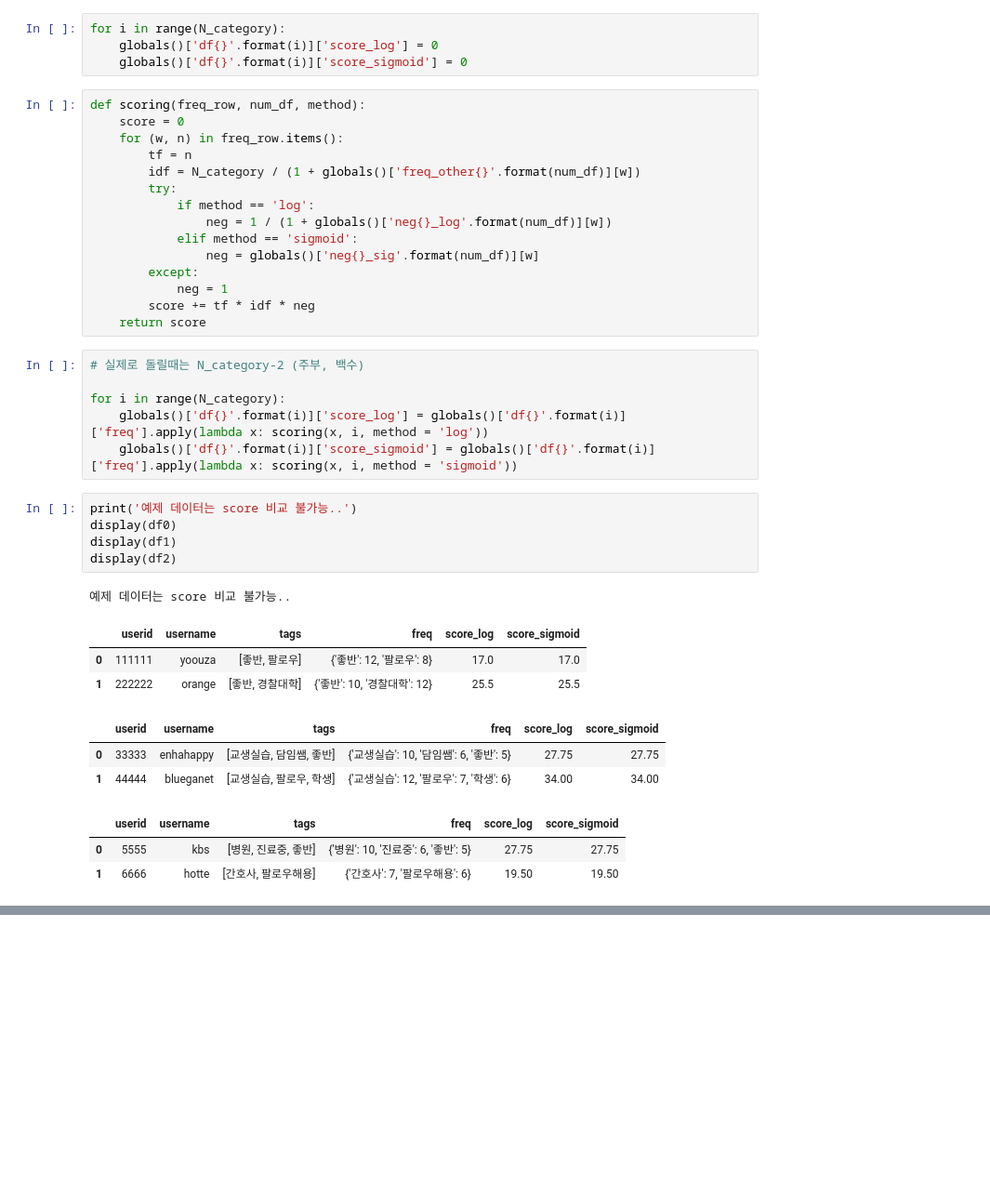
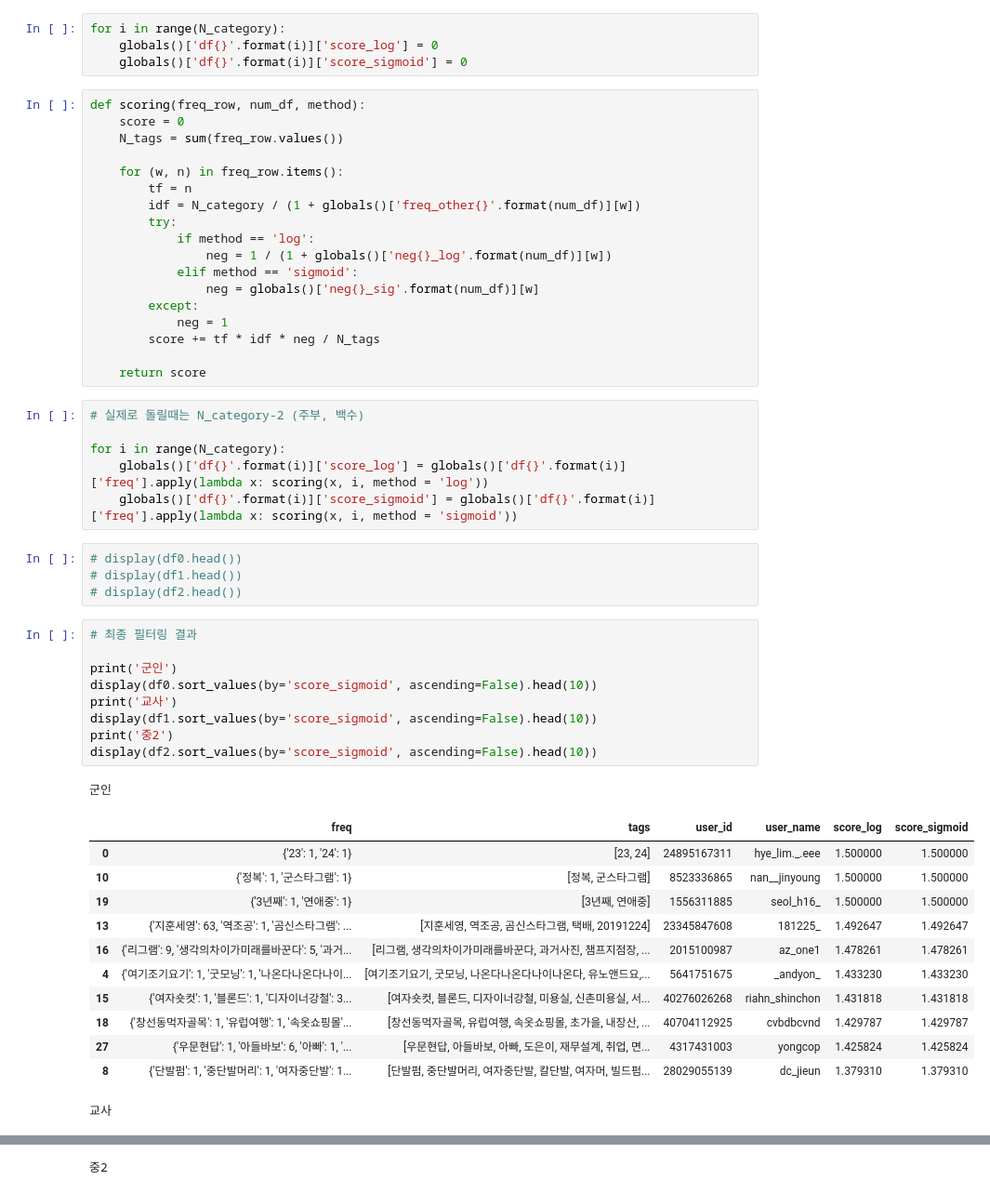
Before and after one commit to Dev-hottae/insta_profiling, a Jupyter notebook: data_crawling/user_filtering.ipynb, the cells around one changed output, grey strips where cells are left out. Shown at 93% size. Saved outputs shown, nothing was run; the diff lists cells and outputs as text; blank space fills up the shorter version.

```diff
--- a/data_crawling/user_filtering.ipynb
+++ b/data_crawling/user_filtering.ipynb
@@ -221,6 +279,8 @@ for i in range(N_category):
 # %%
 def scoring(freq_row, num_df, method):
     score = 0
+    N_tags = sum(freq_row.values())
+
     for (w, n) in freq_row.items():
         tf = n
         idf = N_category / (1 + globals()['freq_other{}'.format(num_df)][w])
@@ -231,7 +291,8 @@ def scoring(freq_row, num_df, method):
                 neg = globals()['neg{}_sig'.format(num_df)][w]
         except:
             neg = 1
-        score += tf * idf * neg
+        score += tf * idf * neg / N_tags
+
     return score
 # %%
 # 실제로 돌릴때는 N_category-2 (주부, 백수)
@@ -240,18 +301,29 @@ for i in range(N_category):
     globals()['df{}'.format(i)]['score_log'] = globals()['df{}'.format(i)]['freq'].apply(lambda x: scoring(x, i, method = 'log'))
     globals()['df{}'.format(i)]['score_sigmoid'] = globals()['df{}'.format(i)]['freq'].apply(lambda x: scoring(x, i, method = 'sigmoid'))
 # %%
-print('예제 데이터는 score 비교 불가능..')
-display(df0)
-display(df1)
-display(df2)
+# display(df0.head())
+# display(df1.head())
+# display(df2.head())
-# %% [output]
-예제 데이터는 score 비교 불가능..
-|  | userid | username | tags | freq | score_log | score_sigmoid |
-| 0 | 111111 | yoouza | [좋반, 팔로우] | {'좋반': 12, '팔로우': 8} | 17.0 | 17.0 |
-| 1 | 222222 | orange | [좋반, 경찰대학] | {'좋반': 10, '경찰대학': 12} | 25.5 | 25.5 |
-|  | userid | username | tags | freq | score_log | score_sigmoid |
-| 0 | 33333 | enhahappy | [교생실습, 담임쌤, 좋반] | {'교생실습': 10, '담임쌤': 6, '좋반': 5} | 27.75 | 27.75 |
-| 1 | 44444 | blueganet | [교생실습, 팔로우, 학생] | {'교생실습': 12, '팔로우': 7, '학생': 6} | 34.00 | 34.00 |
-|  | userid | username | tags | freq | score_log | score_sigmoid |
-| 0 | 5555 | kbs | [병원, 진료중, 좋반] | {'병원': 10, '진료중': 6, '좋반': 5} | 27.75 | 27.75 |
-| 1 | 6666 | hotte | [간호사, 팔로우해용] | {'간호사': 7, '팔로우해용': 6} | 19.50 | 19.50 |
+# %%
+# 최종 필터링 결과
+
+print('군인')
+display(df0.sort_values(by='score_sigmoid', ascending=False).head(10))
+print('교사')
+display(df1.sort_values(by='score_sigmoid', ascending=False).head(10))
+print('중2')
+display(df2.sort_values(by='score_sigmoid', ascending=False).head(10))
+# %% [output]
+군인
+|  | freq | tags | user_id | user_name | score_log | score_sigmoid |
+| 0 | {'23': 1, '24': 1} | [23, 24] | 24895167311 | hye_lim._.eee | 1.500000 | 1.500000 |
+| 10 | {'정복': 1, '군스타그램': 1} | [정복, 군스타그램] | 8523336865 | nan__jinyoung | 1.500000 | 1.500000 |
+| 19 | {'3년째': 1, '연애중': 1} | [3년째, 연애중] | 1556311885 | seol_h16_ | 1.500000 | 1.500000 |
+| 13 | {'지훈세영': 63, '역조공': 1, '곰신스타그램': ... | [지훈세영, 역조공, 곰신스타그램, 택배, 20191224] | 23345847608 | 181225_ | 1.492647 | 1.492647 |
+| 16 | {'리그램': 9, '생각의차이가미래를바꾼다': 5, '과거... | [리그램, 생각의차이가미래를바꾼다, 과거사진, 챔프지점장, ... | 2015100987 | az_one1 | 1.478261 | 1.478261 |
+| 4 | {'여기조기요기': 1, '굿모닝': 1, '나온다나온다나이... | [여기조기요기, 굿모닝, 나온다나온다나이나온다, 유노앤드요,... | 5641751675 | _andyon_ | 1.433230 | 1.433230 |
+| 15 | {'여자숏컷': 1, '블론드': 1, '디자이너강철': 3... | [여자숏컷, 블론드, 디자이너강철, 미용실, 신촌미용실, 서... | 40276026268 | riahn_shinchon | 1.431818 | 1.431818 |
+| 18 | {'창선동먹자골목': 1, '유럽여행': 1, '속옷쇼핑몰'... | [창선동먹자골목, 유럽여행, 속옷쇼핑몰, 초가을, 내장산, ... | 40704112925 | cvbdbcvnd | 1.429787 | 1.429787 |
+| 27 | {'우문현답': 1, '아들바보': 6, '아빠': 1, '... | [우문현답, 아들바보, 아빠, 도은이, 재무설계, 취업, 면... | 4317431003 | yongcop | 1.425824 | 1.425824 |
+| 8 | {'단발펌': 1, '중단발머리': 1, '여자중단발': 1... | [단발펌, 중단발머리, 여자중단발, 칼단발, 여자머, 빌드펌... | 28029055139 | dc_jieun | 1.379310 | 1.379310 |
+교사
@@ -257,0 +341 @@ display(df2)
+중2
```
Also changed, not shown: parts of 28 cells of this notebook, 1 other file.
